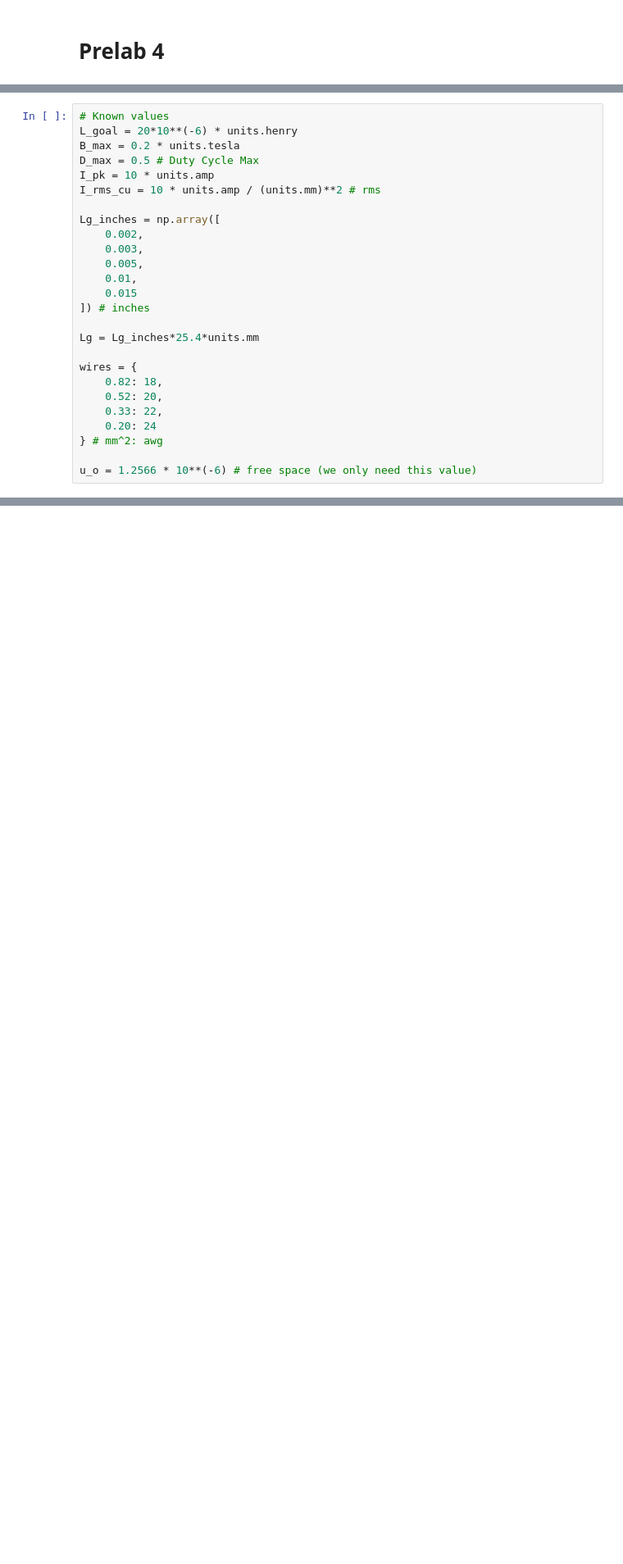
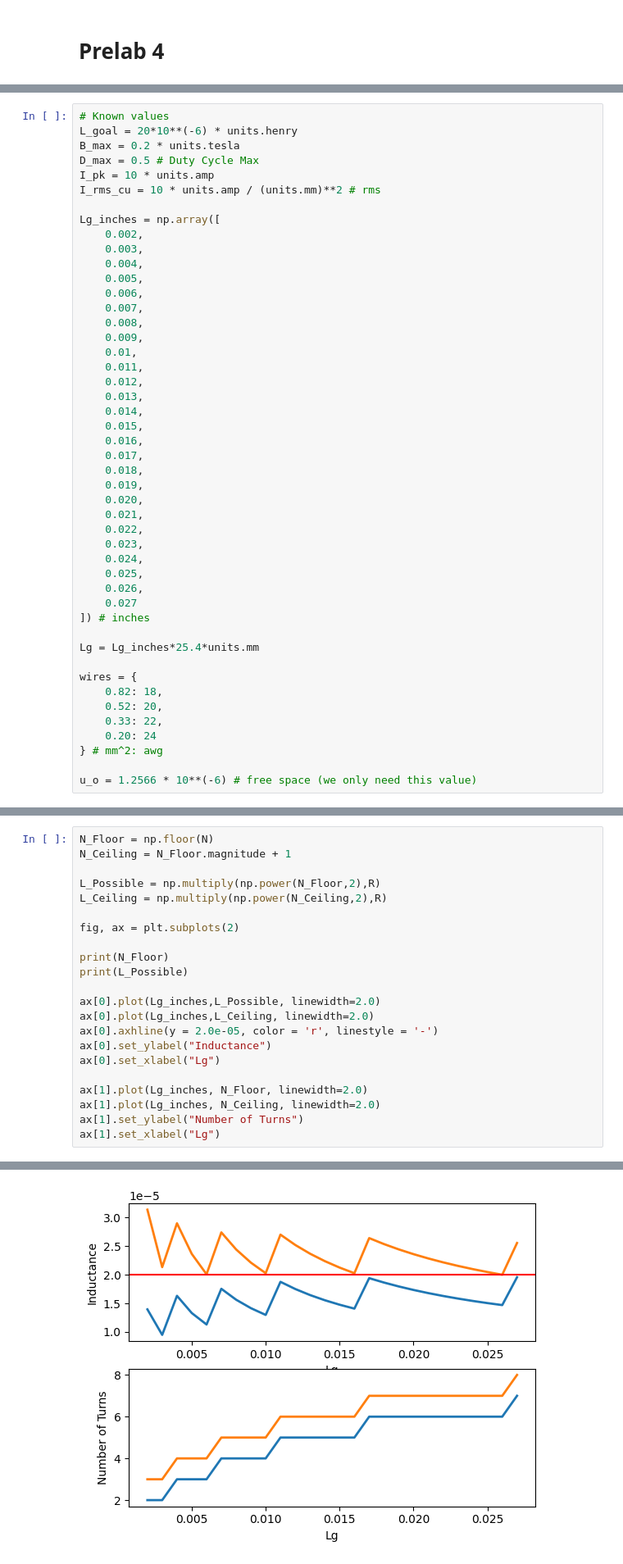
Before and after one commit to lila-smith/power-electronics-spring-2024, a Jupyter notebook: lab4/lila_lab4.ipynb, the cells around one changed output, grey strips where cells are left out. Shown at 82% size. Drawn from its saved outputs; the diff is of its cells as text; blank space fills up the shorter version.

Commit message:
added graphs

```diff
--- a/lab4/lila_lab4.ipynb
+++ b/lab4/lila_lab4.ipynb
@@ -25,9 +27,30 @@ I_rms_cu = 10 * units.amp / (units.mm)**2 # rms
 Lg_inches = np.array([
     0.002,
     0.003,
+    0.004,
     0.005,
+    0.006,
+    0.007,
+    0.008,
+    0.009,
     0.01,
-    0.015
+    0.011,
+    0.012,
+    0.013,
+    0.014,
+    0.015,
+    0.016,
+    0.017,
+    0.018,
+    0.019,
+    0.020,
+    0.021,
+    0.022,
+    0.023,
+    0.024,
+    0.025,
+    0.026,
+    0.027
 ]) # inches
 
 Lg = Lg_inches*25.4*units.mm
@@ -75,0 +91,23 @@ N: [2.3948205628454513 2.904446227385534 3.6780959784860303 4.966040470748853 5.
+# %%
+N_Floor = np.floor(N)
+N_Ceiling = N_Floor.magnitude + 1
+
+L_Possible = np.multiply(np.power(N_Floor,2),R)
+L_Ceiling = np.multiply(np.power(N_Ceiling,2),R)
+
+fig, ax = plt.subplots(2)
+
+print(N_Floor)
+print(L_Possible)
+
+ax[0].plot(Lg_inches,L_Possible, linewidth=2.0)
+ax[0].plot(Lg_inches,L_Ceiling, linewidth=2.0)
+ax[0].axhline(y = 2.0e-05, color = 'r', linestyle = '-')
+ax[0].set_ylabel("Inductance")
+ax[0].set_xlabel("Lg")
+
+ax[1].plot(Lg_inches, N_Floor, linewidth=2.0)
+ax[1].plot(Lg_inches, N_Ceiling, linewidth=2.0)
+ax[1].set_ylabel("Number of Turns")
+ax[1].set_xlabel("Lg")
+# %% [output]
@@ -75,0 +117 @@ N: [2.3948205628454513 2.904446227385534 3.6780959784860303 4.966040470748853 5.
+[figure, added]
```
Also changed, not shown: parts of 4 cells of this notebook, 2 other files.
